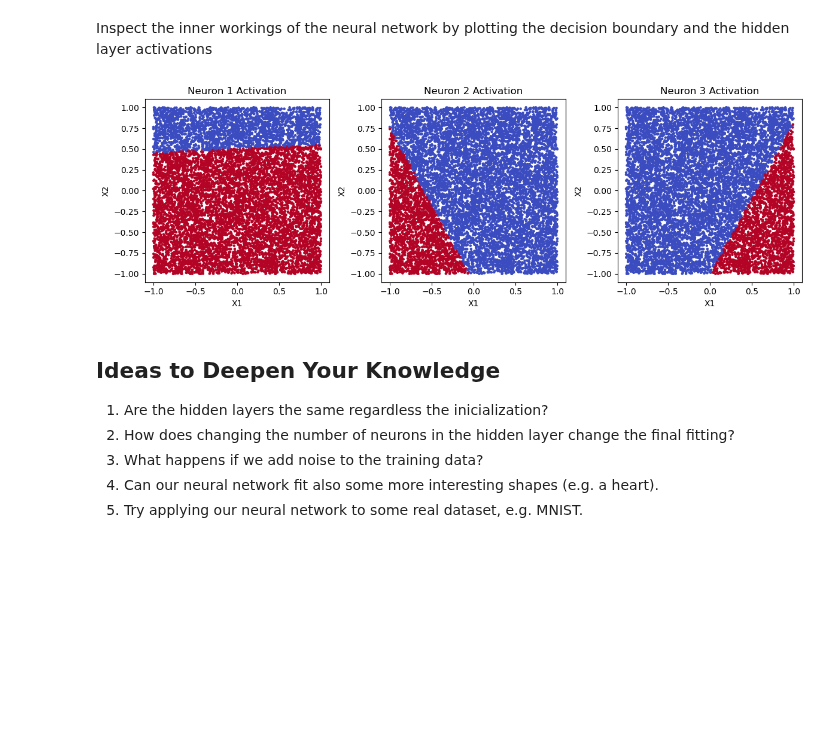
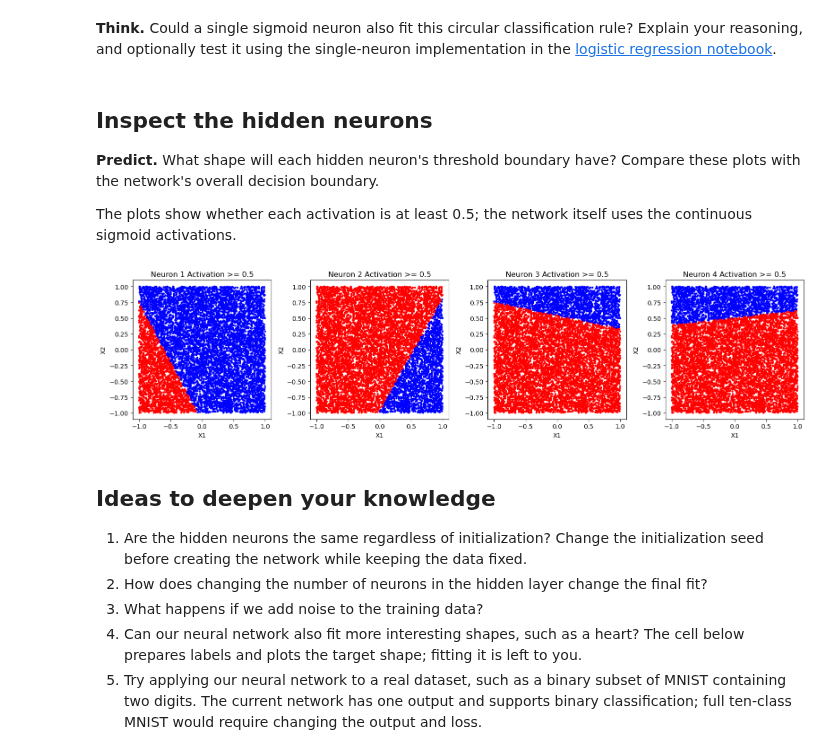
Before and after one commit to petraknovak/ml-from-concepts-to-code, a Jupyter notebook: 08_artificial_neural_networks/conceptual/artificial_neural_networks_intro.ipynb, the cells around one changed output. Saved outputs shown, nothing was run; the diff lists cells and outputs as text; code cells hidden in the pictures; blank space fills up the shorter version.

```diff
--- a/08_artificial_neural_networks/conceptual/artificial_neural_networks_intro.ipynb
+++ b/08_artificial_neural_networks/conceptual/artificial_neural_networks_intro.ipynb
@@ -525,0 +102,33 @@ Could our single sigmoid neuron also fit this data?
+# %%
+class _Layer:
+    def __init__(self, inputs, outputs):
+        """Initialize weights and biases of the layer."""
+        self.w = np.random.randn(inputs, outputs) * 0.01  # shape: (inputs, outputs)
+        self.b = np.zeros((1, outputs))                   # shape: (1, outputs)
+        self.d_w = None
+        self.d_b = None
+
+    def forward(self, X):
+        """Compute the forward pass."""
+        self.X = X                                        # shape: (n, inputs)
+        self.z = X @ self.w + self.b                       # shape: (n, outputs)
+        self.y_hat = sigma(self.z)                         # shape: (n, outputs)
+        return self.y_hat
+
+    def backward(self, d_loss_d_y_hat):
+        """Compute gradients and propagate them to the previous layer."""
+        d_y_hat_d_z = self.y_hat * (1 - self.y_hat)   # sigmoid derivative; shape: (n, outputs)
+        d_z = d_loss_d_y_hat * d_y_hat_d_z           # chain rule; shape: (n, outputs)
+
+        self.d_w = self.X.T @ d_z                    # shape: (inputs, outputs)
+        self.d_b = d_z.sum(axis=0, keepdims=True)    # shape: (1, outputs)
+
+        return d_z @ self.w.T                        # shape: (n, inputs)
+
+    def update(self, learning_rate):
+        """Update weights and biases."""
+        self.w -= learning_rate * self.d_w
+        self.b -= learning_rate * self.d_b
+
+    def print_status(self):
+        print("w, b =", self.w, self.b)
@@ -526,35 +300,45 @@ Could our single sigmoid neuron also fit this data?
+# %% [markdown]
+**Think.** Could a single sigmoid neuron also fit this circular classification rule? Explain your reasoning, and optionally test it using the single-neuron implementation in the [logistic regression notebook](../../07_sgd/conceptual/logistic_regression.ipynb).
 # %%
 # Your code goes here
-# %% [markdown]
-Inspect the inner workings of the neural network by plotting the decision boundary and the hidden layer activations
+# %% [markdown]
+<a id="hidden-neurons"></a>
+## Inspect the hidden neurons
+
+**Predict.** What shape will each hidden neuron's threshold boundary have? Compare these plots with the network's overall decision boundary.
+
+The plots show whether each activation is at least 0.5; the network itself uses the continuous sigmoid activations.
 # %%
 # Inspect the inner workings of the neural network by plotting the decision boundary and the hidden layer activations
 # The hidden layer activations are the output of the first layer of the neural network
 hidden_activations = nn.layer1.forward(X_test)
 # binarize the hidden activations based on the threshold 0.5
 hidden_activations = hidden_activations >= 0.5
 
 # Plot a figure for each neuron
 fig, axes = plt.subplots(1, hidden_activations.shape[1], figsize=(4 * hidden_activations.shape[1], 4))
-axes = axes.ravel()
+axes = np.atleast_1d(axes).ravel()
 
 for i in range(hidden_activations.shape[1]):
-    axes[i].scatter(X_test[:, 0], X_test[:, 1], c=hidden_activations[:, i], cmap='coolwarm', s=5)
-    axes[i].set_title(f'Neuron {i+1} Activation')
+    axes[i].scatter(X_test[:, 0], X_test[:, 1], c=hidden_activations[:, i], cmap=class_cmap, vmin=0, vmax=1, s=5)
+    axes[i].set_title(f'Neuron {i+1} Activation >= 0.5')
     axes[i].set_xlabel('X1')
     axes[i].set_ylabel('X2')
+    axes[i].set_aspect('equal')
 
 plt.tight_layout()
 plt.show()
 # %% [output]
-[figure, old version]
+[figure, new version]
 # %% [markdown]
-## Ideas to Deepen Your Knowledge
-1. Are the hidden layers the same regardless the inicialization?
-2. How does changing the number of neurons in the hidden layer change the final fitting?
+<a id="further-experiments"></a>
+## Ideas to deepen your knowledge
+
+1. Are the hidden neurons the same regardless of initialization? Change the initialization seed before creating the network while keeping the data fixed.
+2. How does changing the number of neurons in the hidden layer change the final fit?
 3. What happens if we add noise to the training data?
-4. Can our neural network fit also some more interesting shapes (e.g. a heart).
-5. Try applying our neural network to some real dataset, e.g. MNIST.
+4. Can our neural network also fit more interesting shapes, such as a heart? The cell below prepares labels and plots the target shape; fitting it is left to you.
+5. Try applying our neural network to a real dataset, such as a binary subset of MNIST containing two digits. The current network has one output and supports binary classification; full ten-class MNIST would require changing the output and loss.
 # %%
 # Define the heart shape function
 def is_heart(x1, x2):
```
Also changed, not shown: parts of 54 cells of this notebook.
